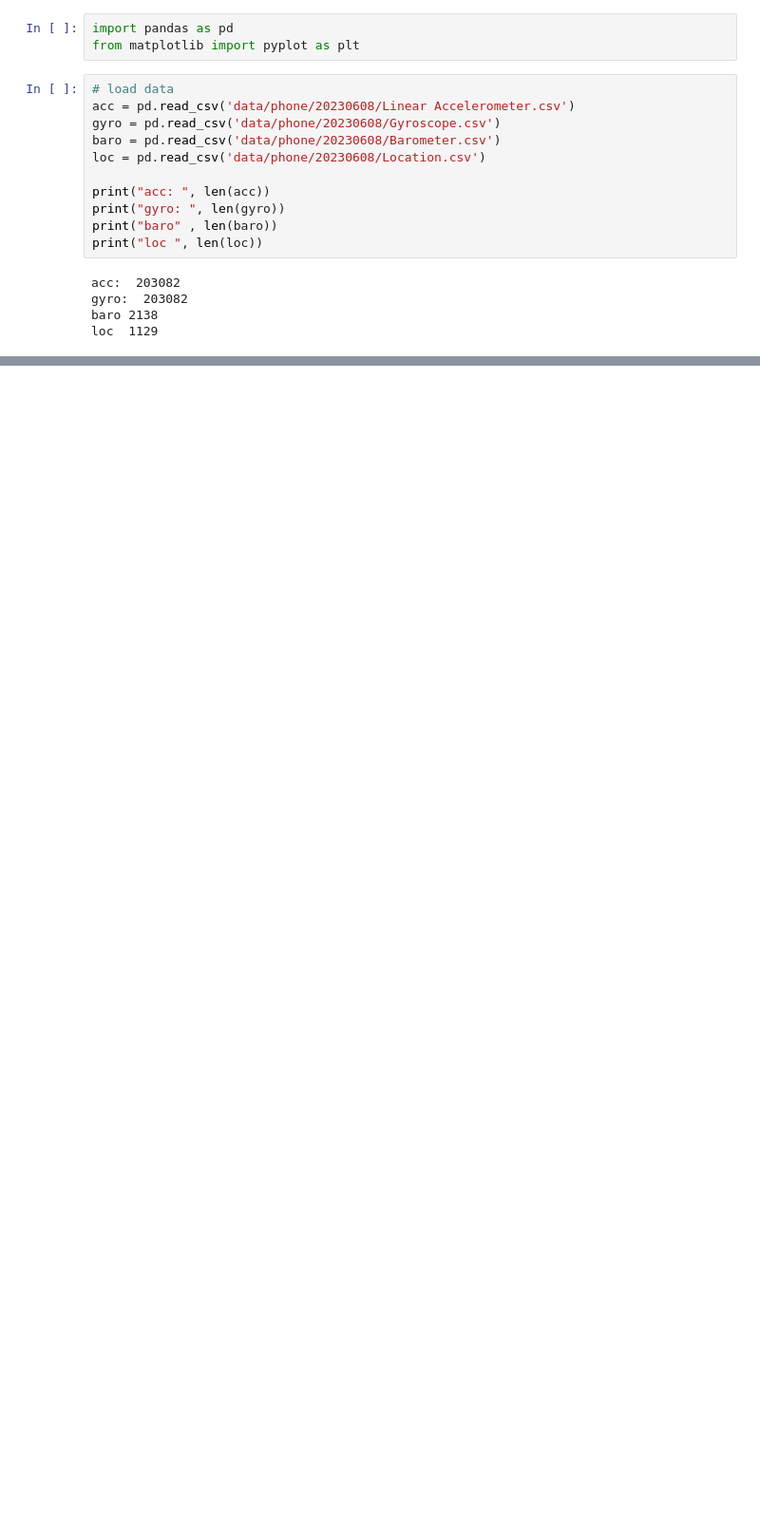
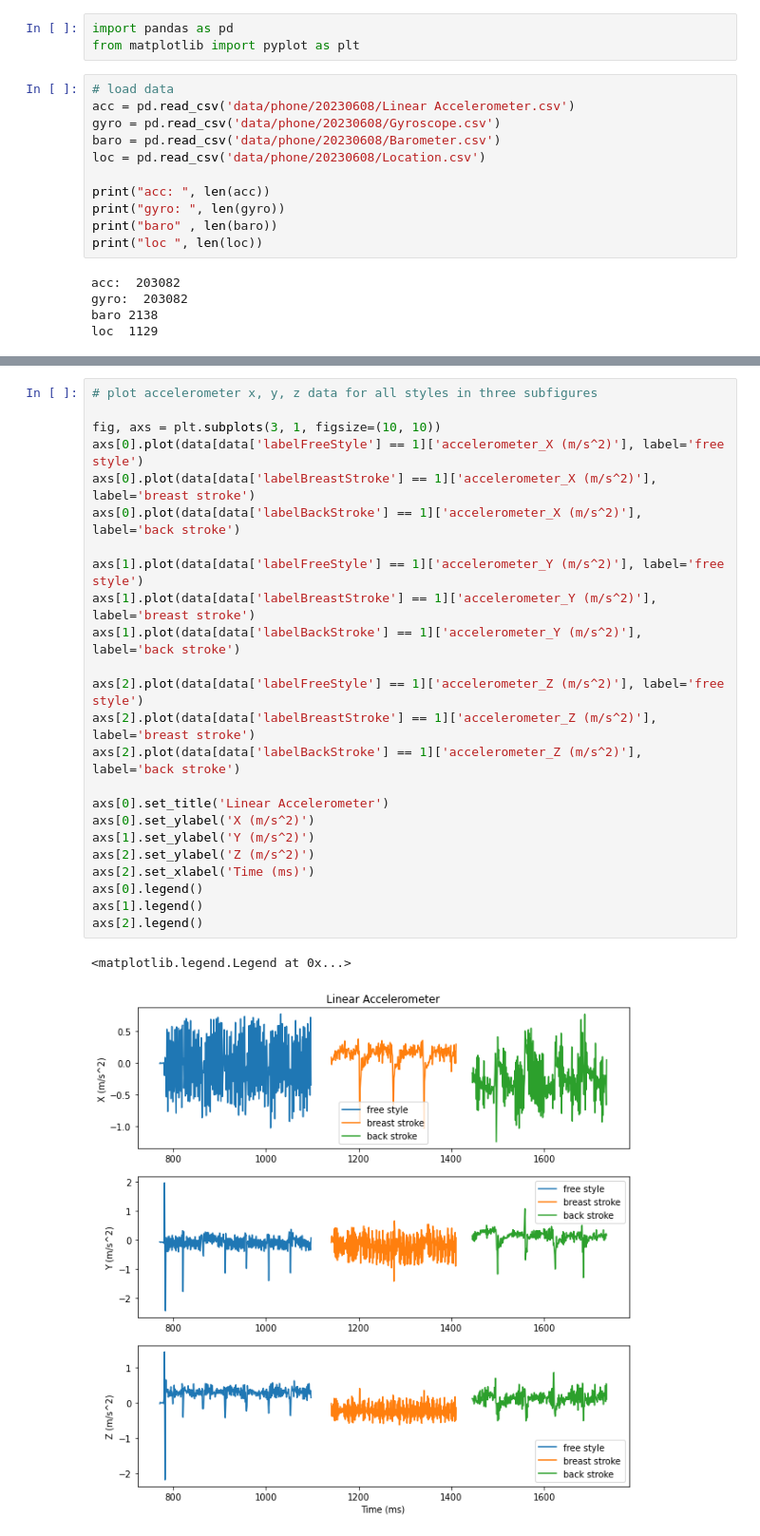
Before and after one commit to rohanzonneveld/ML4QS, a Jupyter notebook: Assignment/Exploration.ipynb, the cells around one changed output, grey strips where cells are left out. Shown at 95% size. Cells and saved outputs as stored; diff of their text form; blank space fills up the shorter version.

```diff
--- a/Assignment/Exploration.ipynb
+++ b/Assignment/Exploration.ipynb
@@ -94,0 +89,27 @@ axs[2].legend()
+# %%
+# plot accelerometer x, y, z data for all styles in three subfigures
+
+fig, axs = plt.subplots(3, 1, figsize=(10, 10))
+axs[0].plot(data[data['labelFreeStyle'] == 1]['accelerometer_X (m/s^2)'], label='free style')
+axs[0].plot(data[data['labelBreastStroke'] == 1]['accelerometer_X (m/s^2)'], label='breast stroke')
+axs[0].plot(data[data['labelBackStroke'] == 1]['accelerometer_X (m/s^2)'], label='back stroke')
+
+axs[1].plot(data[data['labelFreeStyle'] == 1]['accelerometer_Y (m/s^2)'], label='free style')
+axs[1].plot(data[data['labelBreastStroke'] == 1]['accelerometer_Y (m/s^2)'], label='breast stroke')
+axs[1].plot(data[data['labelBackStroke'] == 1]['accelerometer_Y (m/s^2)'], label='back stroke')
+
+axs[2].plot(data[data['labelFreeStyle'] == 1]['accelerometer_Z (m/s^2)'], label='free style')
+axs[2].plot(data[data['labelBreastStroke'] == 1]['accelerometer_Z (m/s^2)'], label='breast stroke')
+axs[2].plot(data[data['labelBackStroke'] == 1]['accelerometer_Z (m/s^2)'], label='back stroke')
+
+axs[0].set_title('Linear Accelerometer')
+axs[0].set_ylabel('X (m/s^2)')
+axs[1].set_ylabel('Y (m/s^2)')
+axs[2].set_ylabel('Z (m/s^2)')
+axs[2].set_xlabel('Time (ms)')
+axs[0].legend()
+axs[1].legend()
+axs[2].legend()
+# %% [output]
+<matplotlib.legend.Legend at 0x...>
+[figure, added]
```
Also changed, not shown: parts of 3 cells of this notebook.
